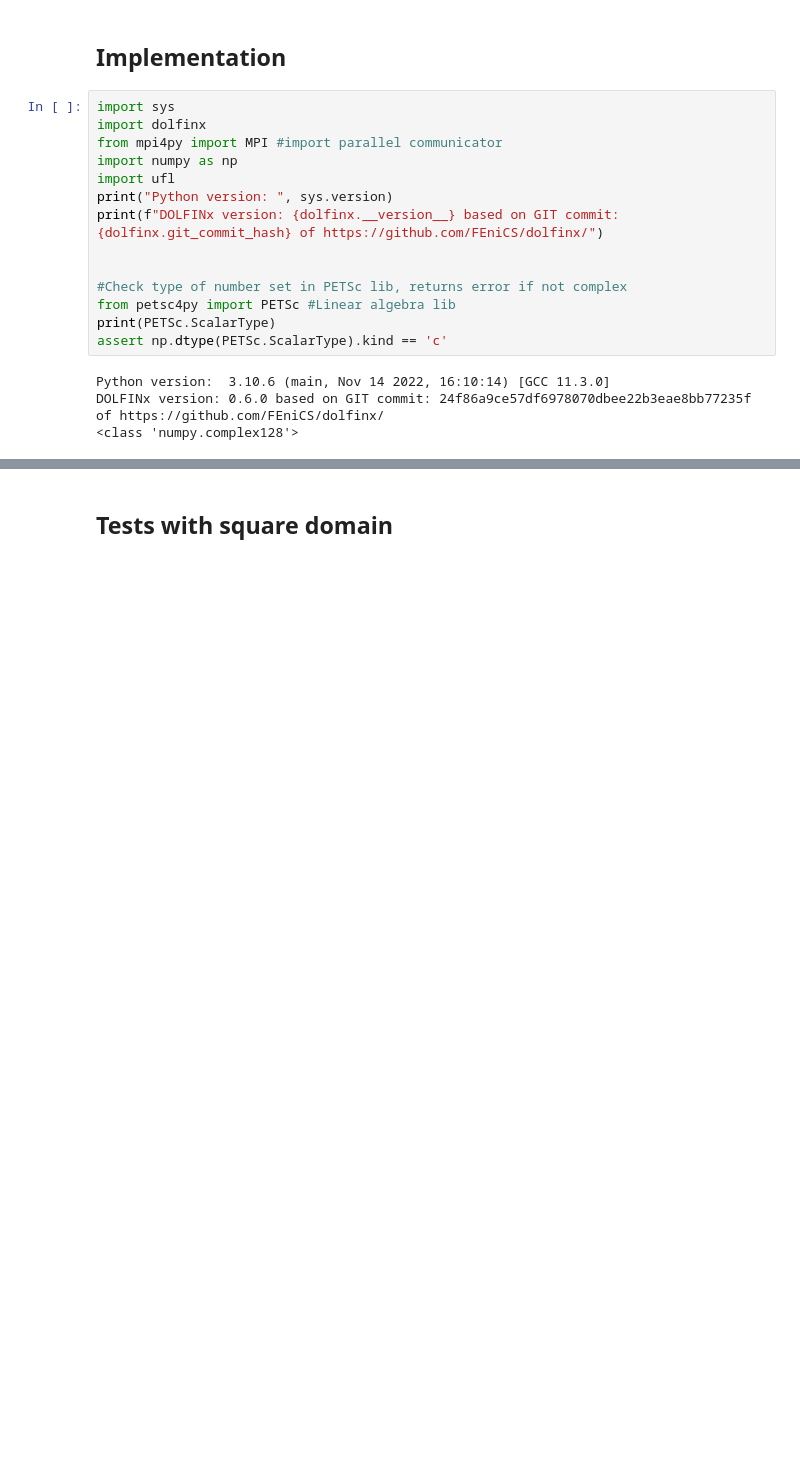
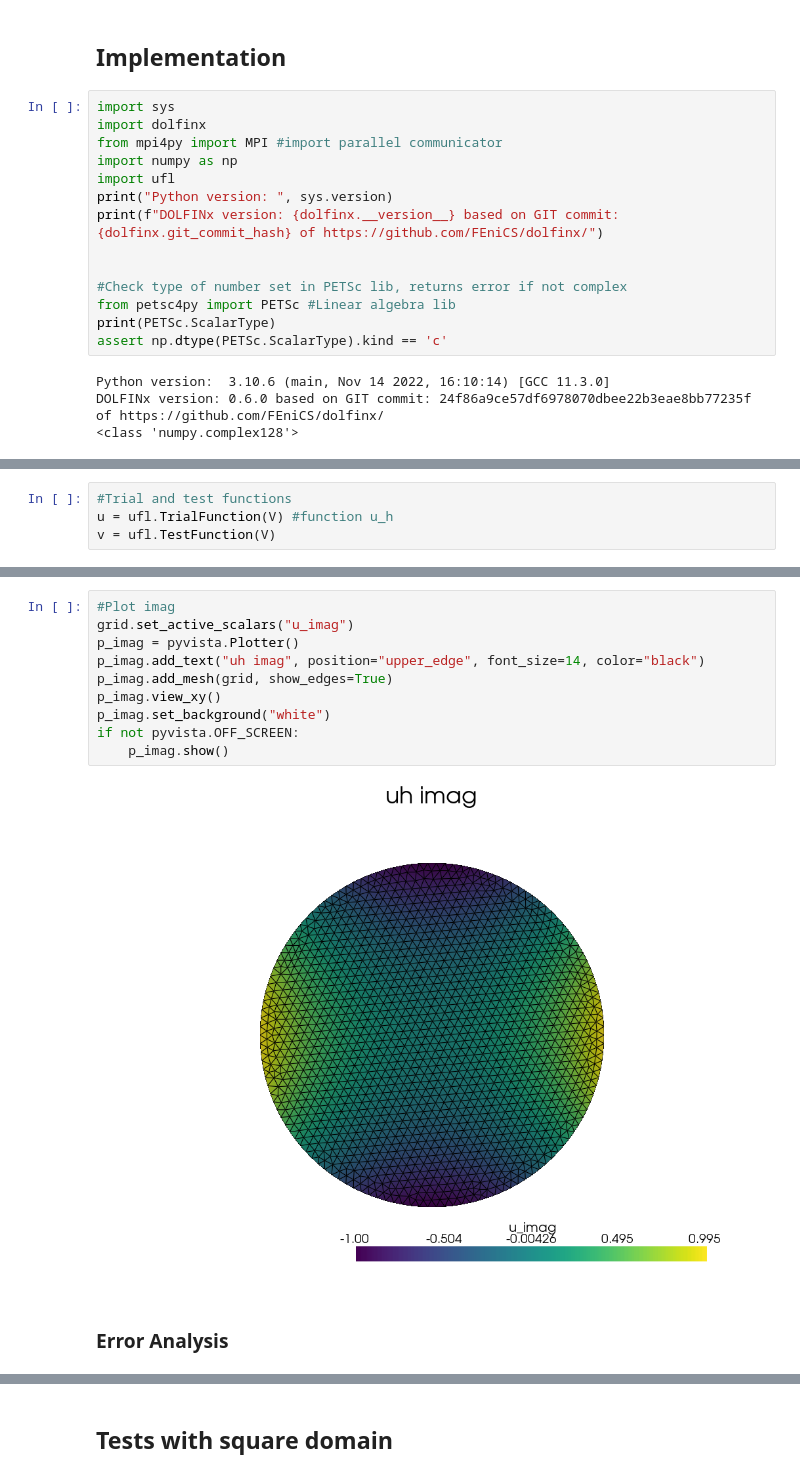
Before and after one commit to felipekriffel/EITx, a Jupyter notebook: CONT_complex_test.ipynb, the cells around one changed output, grey strips where cells are left out. Drawn from its saved outputs; the diff is of its cells as text; blank space fills up the shorter version.

Commit message:
Updating Continuous Tests

```diff
--- a/CONT_complex_test.ipynb
+++ b/CONT_complex_test.ipynb
@@ -45,0 +122,4 @@ DOLFINx version: 0.6.0 based on GIT commit: 24f86a9ce57df6978070dbee22b3eae8bb77
+# %%
+#Trial and test functions
+u = ufl.TrialFunction(V) #function u_h
+v = ufl.TestFunction(V)
@@ -45,0 +174,14 @@ DOLFINx version: 0.6.0 based on GIT commit: 24f86a9ce57df6978070dbee22b3eae8bb77
+# %%
+#Plot imag
+grid.set_active_scalars("u_imag")
+p_imag = pyvista.Plotter()
+p_imag.add_text("uh imag", position="upper_edge", font_size=14, color="black")
+p_imag.add_mesh(grid, show_edges=True)
+p_imag.view_xy()
+p_imag.set_background("white")
+if not pyvista.OFF_SCREEN:
+    p_imag.show()
+# %% [output]
+[figure, added]
+# %% [markdown]
+### Error Analysis
```
Also changed, not shown: parts of 28 cells of this notebook.
